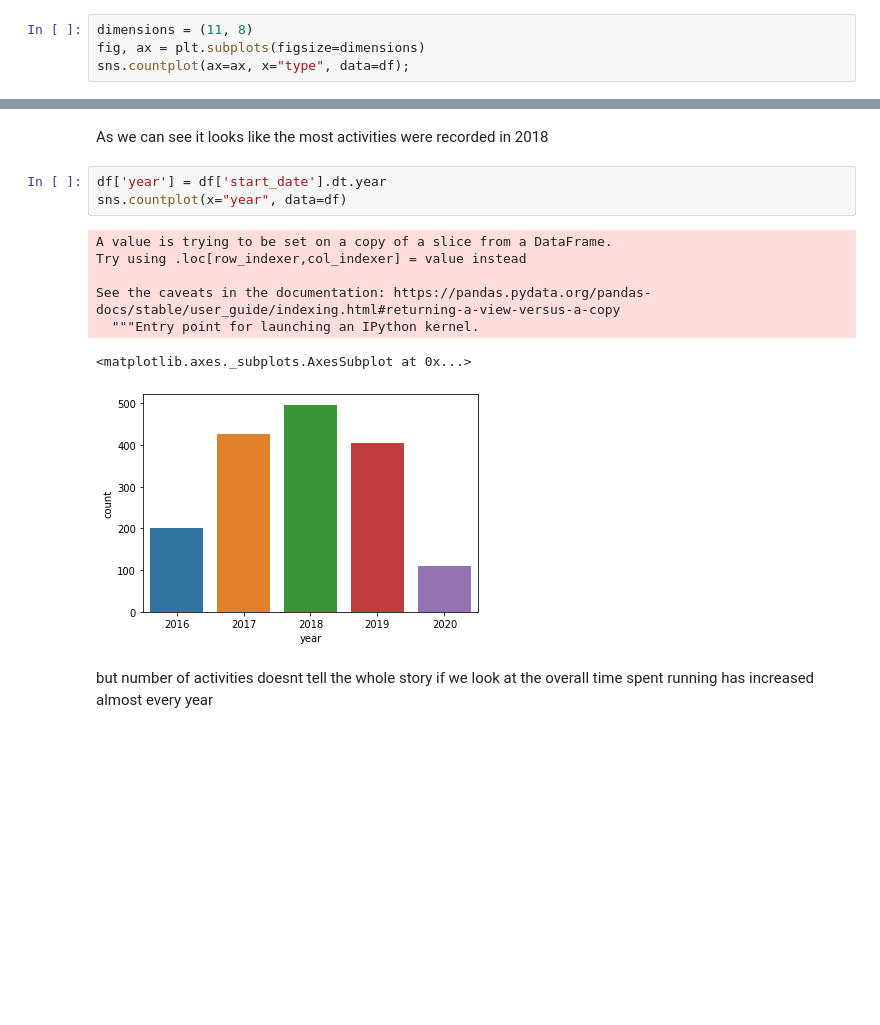
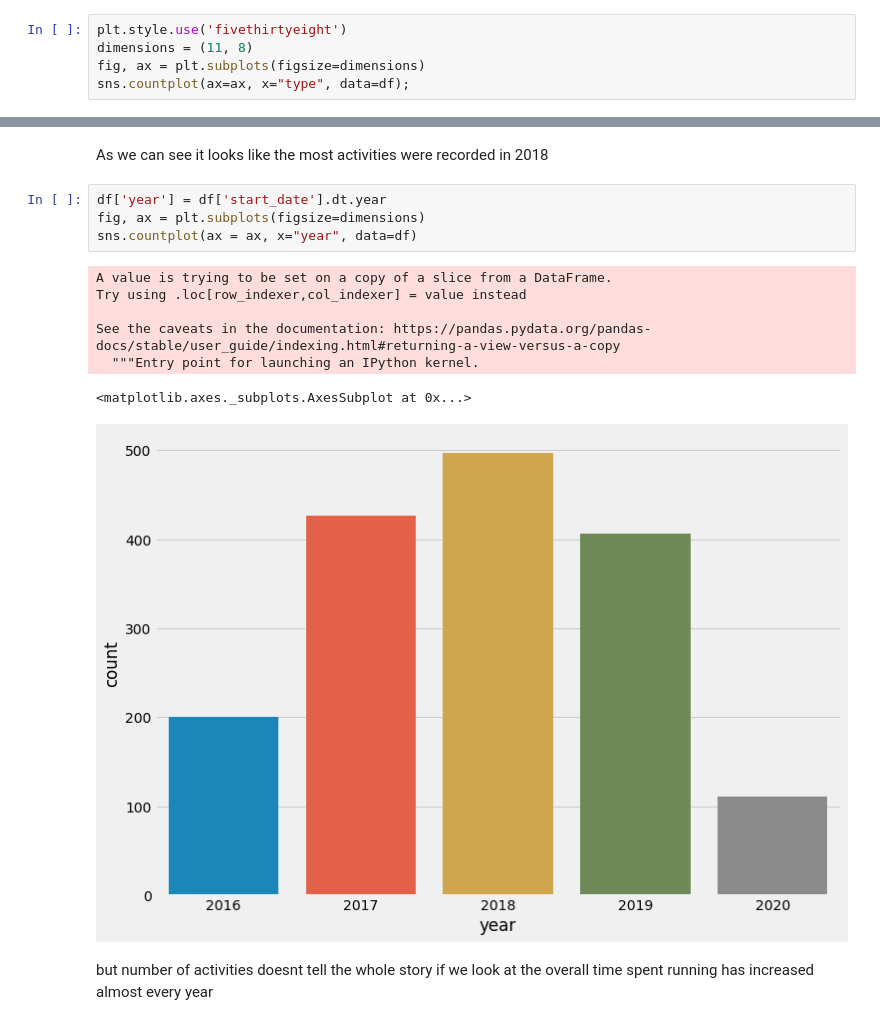
Before and after one commit to NateSalima/StravaProject, a Jupyter notebook: Strava.ipynb, the cells around one changed output, grey strips where cells are left out. Saved outputs shown, nothing was run; the diff lists cells and outputs as text; blank space fills up the shorter version.

```diff
--- a/Strava.ipynb
+++ b/Strava.ipynb
@@ -68,6 +68,7 @@ df.shape
 # %% [output]
 (1705, 9)
 # %%
+plt.style.use('fivethirtyeight')
 dimensions = (11, 8)
 fig, ax = plt.subplots(figsize=dimensions)
 sns.countplot(ax=ax, x="type", data=df);
@@ -101,15 +114,16 @@ df
 As we can see it looks like the most activities were recorded in 2018
 # %%
 df['year'] = df['start_date'].dt.year
-sns.countplot(x="year", data=df)
+fig, ax = plt.subplots(figsize=dimensions)
+sns.countplot(ax = ax, x="year", data=df)
 # %% [output]
 A value is trying to be set on a copy of a slice from a DataFrame.
 Try using .loc[row_indexer,col_indexer] = value instead
 
 See the caveats in the documentation: https://pandas.pydata.org/pandas-docs/stable/user_guide/indexing.html#returning-a-view-versus-a-copy
   """Entry point for launching an IPython kernel.
 <matplotlib.axes._subplots.AxesSubplot at 0x...>
-[figure, old version]
+[figure, new version]
 # %% [markdown]
 but number of activities doesnt tell the whole story if we look at the overall time spent running has increased almost every year
 # %%
```
Also changed, not shown: parts of 26 cells of this notebook.
